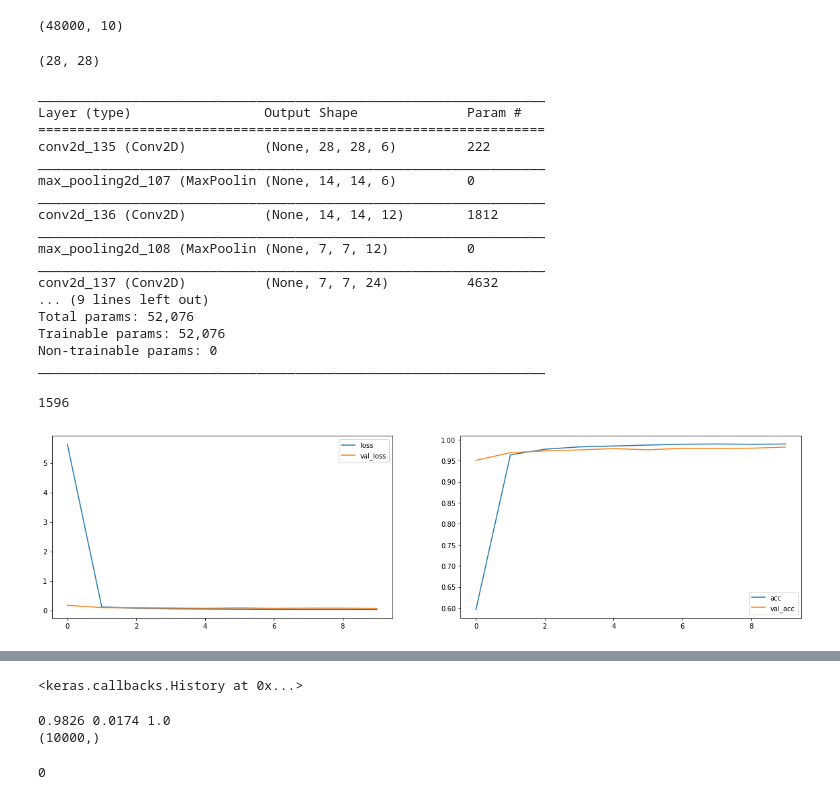
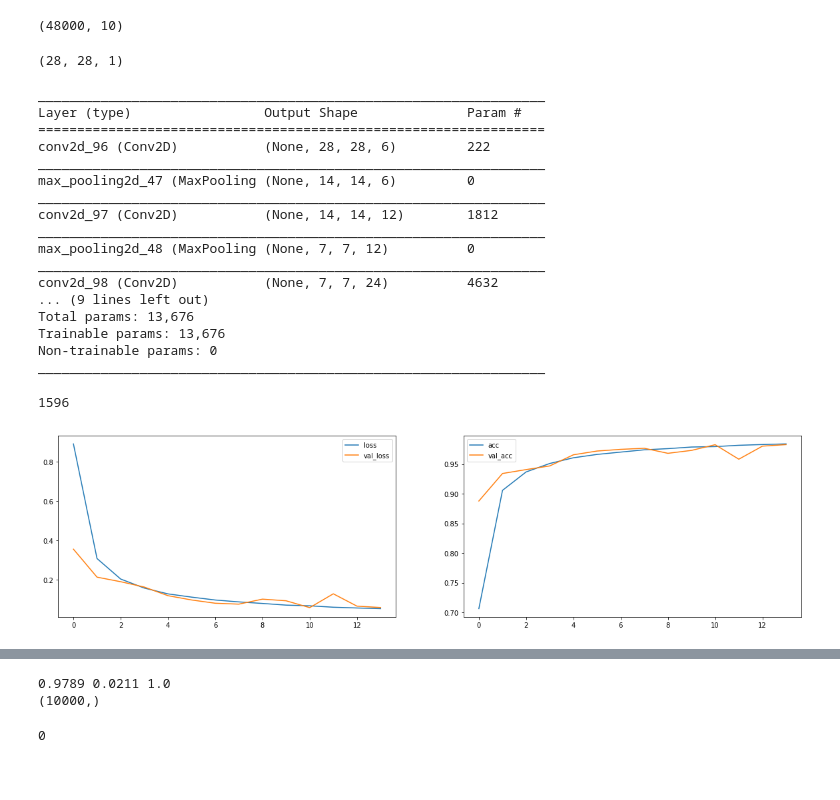
Before and after one commit to gebasilio/MNIST-MLP-CNN, a Jupyter notebook: 3-MNIST-CNN.ipynb, the cells around one changed output, grey strips where cells are left out. Saved outputs shown, nothing was run; the diff lists cells and outputs as text; code cells hidden in the pictures; blank space fills up the shorter version.

```diff
--- a/3-MNIST-CNN.ipynb
+++ b/3-MNIST-CNN.ipynb
@@ -80,0 +103,4 @@ Hacer pruebas y explicar 'Output Shape' y 'Param #':
+# %%
+model = Sequential()
+model.add(MaxPooling2D(pool_size=(4,2), strides=None, padding='same', input_shape=(32,32,1)))
+model.summary()
@@ -85,6 +127,10 @@ from keras.datasets import mnist
 validation = 0.20
 
 (x, y), (x_test, y_test) = mnist.load_data()
+
+x = x/255
+x_test = x_test/255
+
 
 N_validation_split = int(x.shape[0]*(1-validation))
 x_train = x[:N_validation_split]
@@ -135,7 +181,7 @@ from keras.utils import np_utils
 # %%
 x_test.shape[1:]
 # %% [output]
-(28, 28)
+(28, 28, 1)
 # %%
 # kernel_size tipicamente entre 2 y 5 (2x2, 5x5)
 # input_shape=(alto,ancho,cantidad de canales) blanco y negro el utlimo es 1
@@ -148,8 +194,8 @@ def get_model():
     model.add(MaxPooling2D(pool_size=2))
     model.add(Convolution2D(filters=24, strides=1, kernel_size=4, padding='same',activation='relu'))
     model.add(MaxPooling2D(pool_size=2))
-    #model.add(GlobalAveragePooling2D())
-    model.add(Flatten())
+    model.add(GlobalAveragePooling2D())
+    #model.add(Flatten())
     model.add(Dense(200, activation='relu'))
     model.add(Dense(10, activation='softmax'))
     return model
@@ -159,18 +205,18 @@ model.summary()
 _________________________________________________________________
 Layer (type)                 Output Shape              Param #
 =================================================================
-conv2d_135 (Conv2D)          (None, 28, 28, 6)         222
+conv2d_96 (Conv2D)           (None, 28, 28, 6)         222
 _________________________________________________________________
-max_pooling2d_107 (MaxPoolin (None, 14, 14, 6)         0
+max_pooling2d_47 (MaxPooling (None, 14, 14, 6)         0
 _________________________________________________________________
-conv2d_136 (Conv2D)          (None, 14, 14, 12)        1812
+conv2d_97 (Conv2D)           (None, 14, 14, 12)        1812
 _________________________________________________________________
-max_pooling2d_108 (MaxPoolin (None, 7, 7, 12)          0
+max_pooling2d_48 (MaxPooling (None, 7, 7, 12)          0
 _________________________________________________________________
-conv2d_137 (Conv2D)          (None, 7, 7, 24)          4632
+conv2d_98 (Conv2D)           (None, 7, 7, 24)          4632
 ... (9 lines left out)
-Total params: 52,076
-Trainable params: 52,076
+Total params: 13,676
+Trainable params: 13,676
 Non-trainable params: 0
 _________________________________________________________________
 # %%
@@ -184,16 +230,18 @@ features_maps*filters*kernel_size*kernel_size+filters
 # %%
 model = get_model()
 adam = optimizers.Adam()
-model.compile(loss = 'categorical_crossentropy', optimizer=adam, metrics=['accuracy'])
+model.compile(loss = 'categorical_crossentropy', optimizer='rmsprop', metrics=['accuracy'])
 # %%
+from keras.callbacks import ModelCheckpoint
+checkpointer = ModelCheckpoint(filepath='cnn.mnist.hdf5', verbose=1, save_best_only=True)
 plot_losses = PlotLosses(plot_interval=1, evaluate_interval=None, x_val=x_val, y_val_categorical=y_val_categorical)
 
 model.fit(x_train,
           y_train_categorical,
-          epochs=10, batch_size=100,
+          epochs=50, batch_size=100,
           #verbose=1,
           validation_data=(x_val, y_val_categorical),
-          callbacks=[plot_losses],
+          callbacks=[plot_losses, checkpointer],
          )
 # %% [output]
-[figure, old version]
+[figure, new version]
@@ -201,4 +251,3 @@ model.fit(x_train,
-<keras.callbacks.History at 0x...>
 # %%
 def get_errors(model, x_test, y_test):
     predicted = model.predict(x_test)
@@ -212,7 +261,7 @@ print(accuracy, error, accuracy + error)
 print(predicted_numbers.shape)
 (y_test[error_indexes[:20]]==predicted_numbers[error_indexes[:20]]).sum()
 # %% [output]
-0.9826 0.0174 1.0
+0.9789 0.0211 1.0
 (10000,)
 0
 # %%
```
Also changed, not shown: parts of 17 cells of this notebook, 6 other files.
